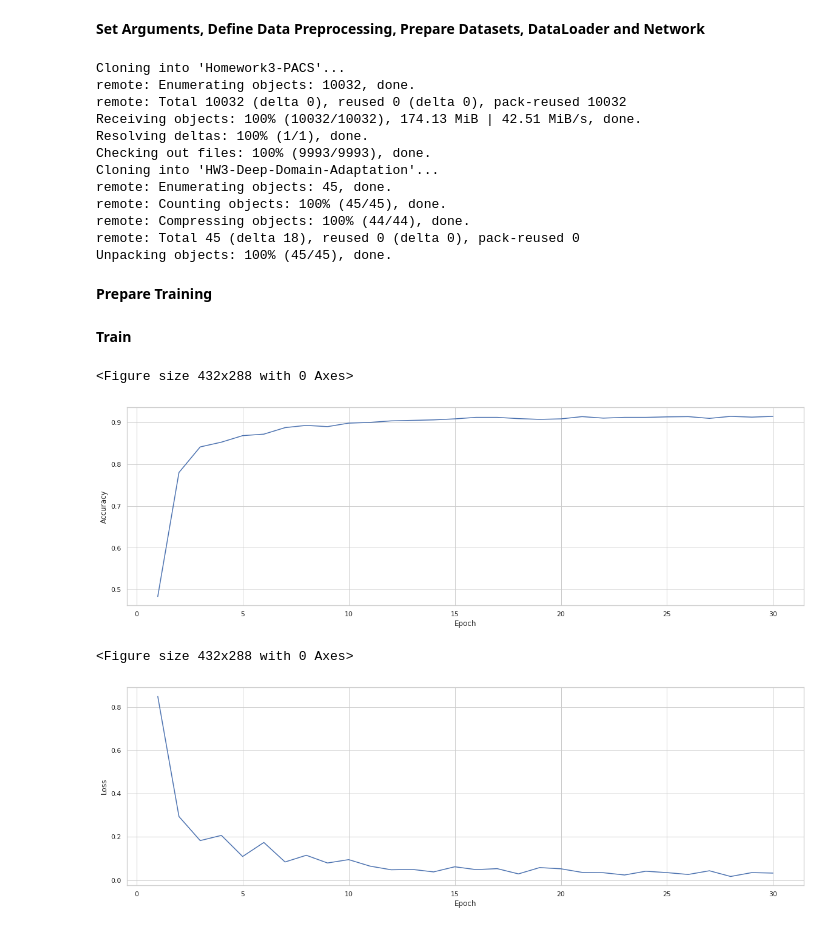
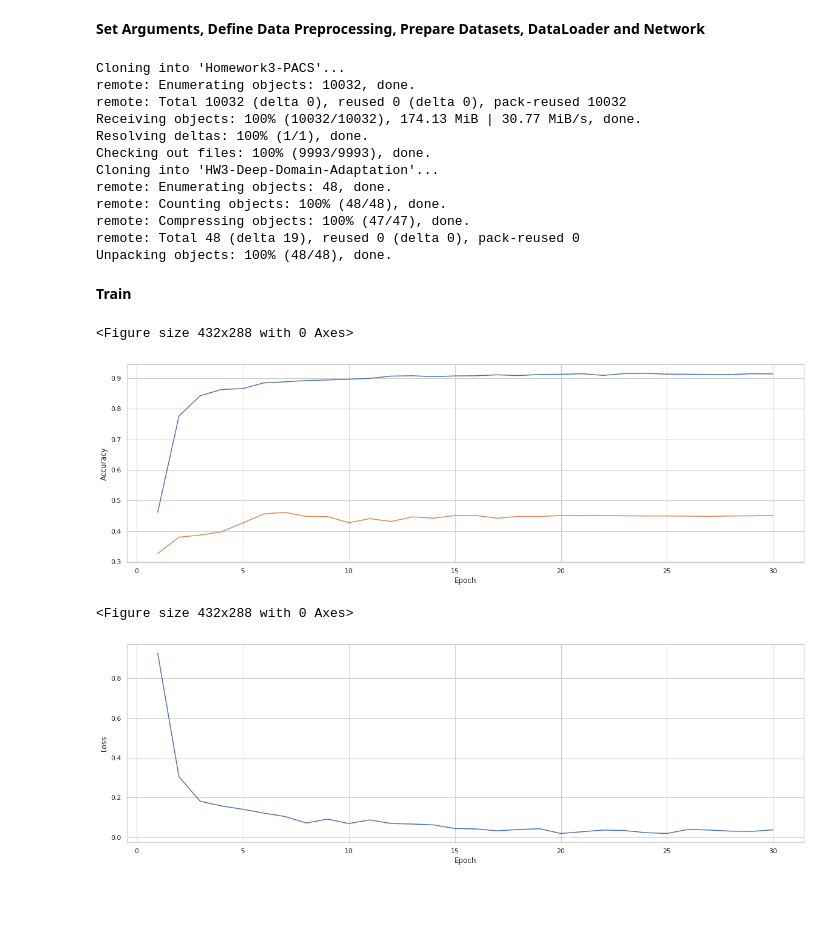
Before and after one commit to cpeluso/HW3-Deep-Domain-Adaptation, a Jupyter notebook: HW3_Deep_Domain_Adaptation.ipynb, the cells around one changed output. Drawn from its saved outputs; the diff is of its cells as text; code cells hidden in the pictures; blank space fills up the shorter version.

```diff
--- a/HW3_Deep_Domain_Adaptation.ipynb
+++ b/HW3_Deep_Domain_Adaptation.ipynb
@@ -102,8 +100,8 @@ class Loader():
 
     return (ImageFolder(DATA_DIR[2], transform = train_transform),
             ImageFolder(DATA_DIR[0], transform = test_transform),
-            ImageFolder(DATA_DIR[1]),
-            ImageFolder(DATA_DIR[3]))
+            ImageFolder(DATA_DIR[1], transform = test_transform),
+            ImageFolder(DATA_DIR[3], transform = test_transform))
     pass
 
   def load_dataloaders(self):
@@ -356,21 +635,16 @@ train_transform, test_transform = loader.load_default_transformations()
 
 loader.clone_repositories()
 from DANN.DANN import RandomNetworkWithReverseGrad
-
-train_dataset, test_dataset, cartoon_dataset, sketch_dataset = loader.load_datasets()
-dataloader_source, dataloader_target, dataloader_target_cartoon, dataloader_target_sketch = loader.load_dataloaders()
 # %% [output]
 Cloning into 'Homework3-PACS'...
 remote: Enumerating objects: 10032, done.
 remote: Total 10032 (delta 0), reused 0 (delta 0), pack-reused 10032
-Receiving objects: 100% (10032/10032), 174.13 MiB | 42.51 MiB/s, done.
+Receiving objects: 100% (10032/10032), 174.13 MiB | 30.77 MiB/s, done.
 Resolving deltas: 100% (1/1), done.
 Checking out files: 100% (9993/9993), done.
 Cloning into 'HW3-Deep-Domain-Adaptation'...
-remote: Enumerating objects: 45, done.
-remote: Counting objects: 100% (45/45), done.
-remote: Compressing objects: 100% (44/44), done.
-remote: Total 45 (delta 18), reused 0 (delta 0), pack-reused 0
-Unpacking objects: 100% (45/45), done.
+remote: Enumerating objects: 48, done.
+remote: Counting objects: 100% (48/48), done.
+remote: Compressing objects: 100% (47/47), done.
+remote: Total 48 (delta 19), reused 0 (delta 0), pack-reused 0
+Unpacking objects: 100% (48/48), done.
-# %% [markdown]
-**Prepare Training**
@@ -399,18 +652,21 @@ def sample_target(step, n_batches):
 
 **Train**
 # %%
+train_dataset, test_dataset, cartoon_dataset, sketch_dataset = loader.load_datasets()
+dataloader_source, dataloader_target, dataloader_target_cartoon, dataloader_target_sketch = loader.load_dataloaders()
+
 dann = loader.load_dann(RandomNetworkWithReverseGrad.alexnet_dann(pretrained=True))
 loss_classifier, loss_discriminator = nn.CrossEntropyLoss(), nn.CrossEntropyLoss()
 optimizer, scheduler = loader.load_scheduler_optimizer(dann, LR, MOMENTUM, WEIGHT_DECAY, STEP_SIZE, GAMMA)
 
 output.clear()
 
-manager.train_network_without_adaptation(dann, util)
+manager.train_network_without_adaptation_artpainting(dann, util)
 # %% [output]
 <Figure size 432x288 with 0 Axes>
-[figure, old version]
+[figure, new version]
 <Figure size 432x288 with 0 Axes>
-[figure, old version]
+[figure, new version]
 # %%
 manager.test_network(dann, dataloader_target)
 # %% [output]
```
Also changed, not shown: parts of 9 cells of this notebook.
